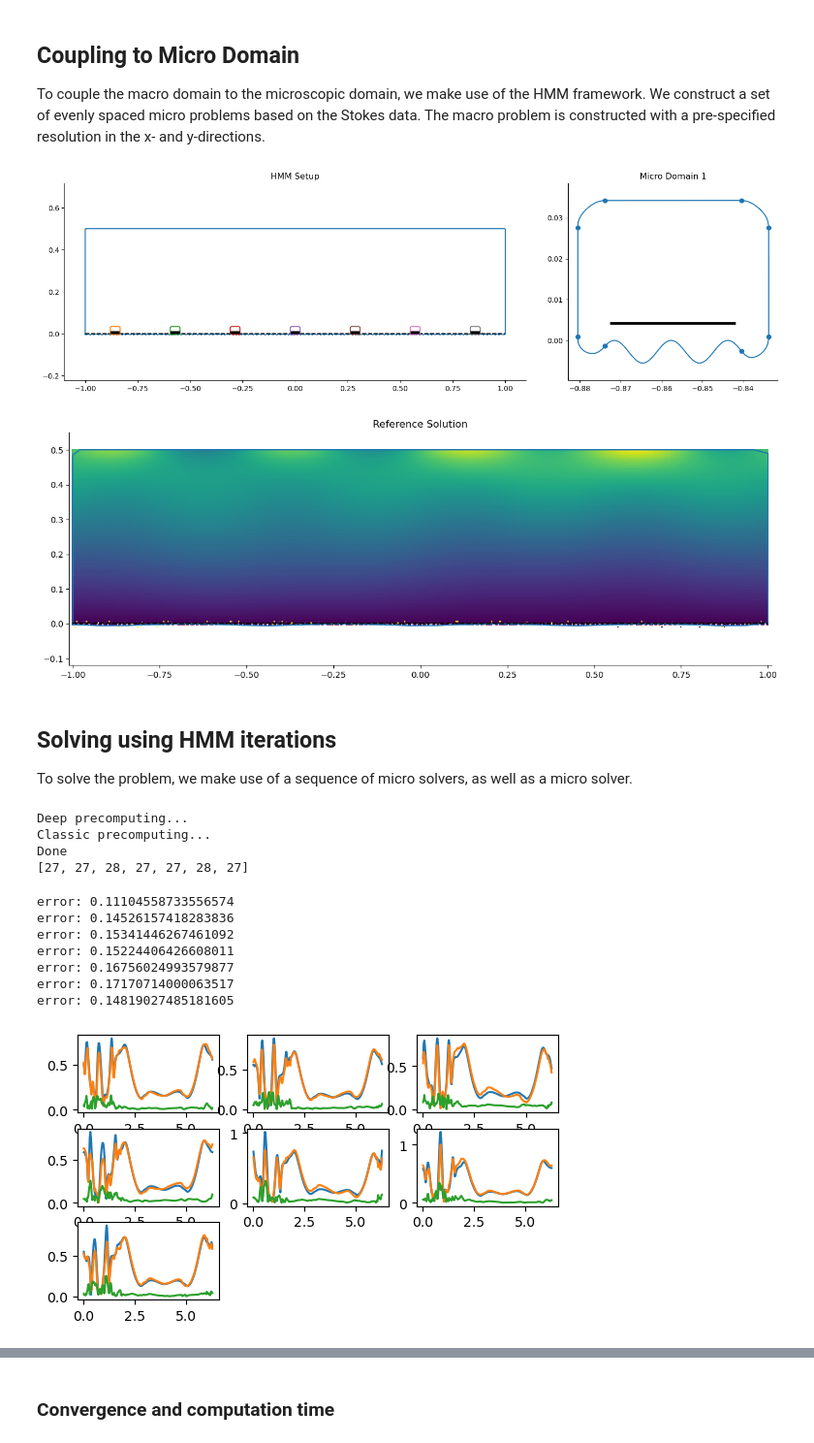
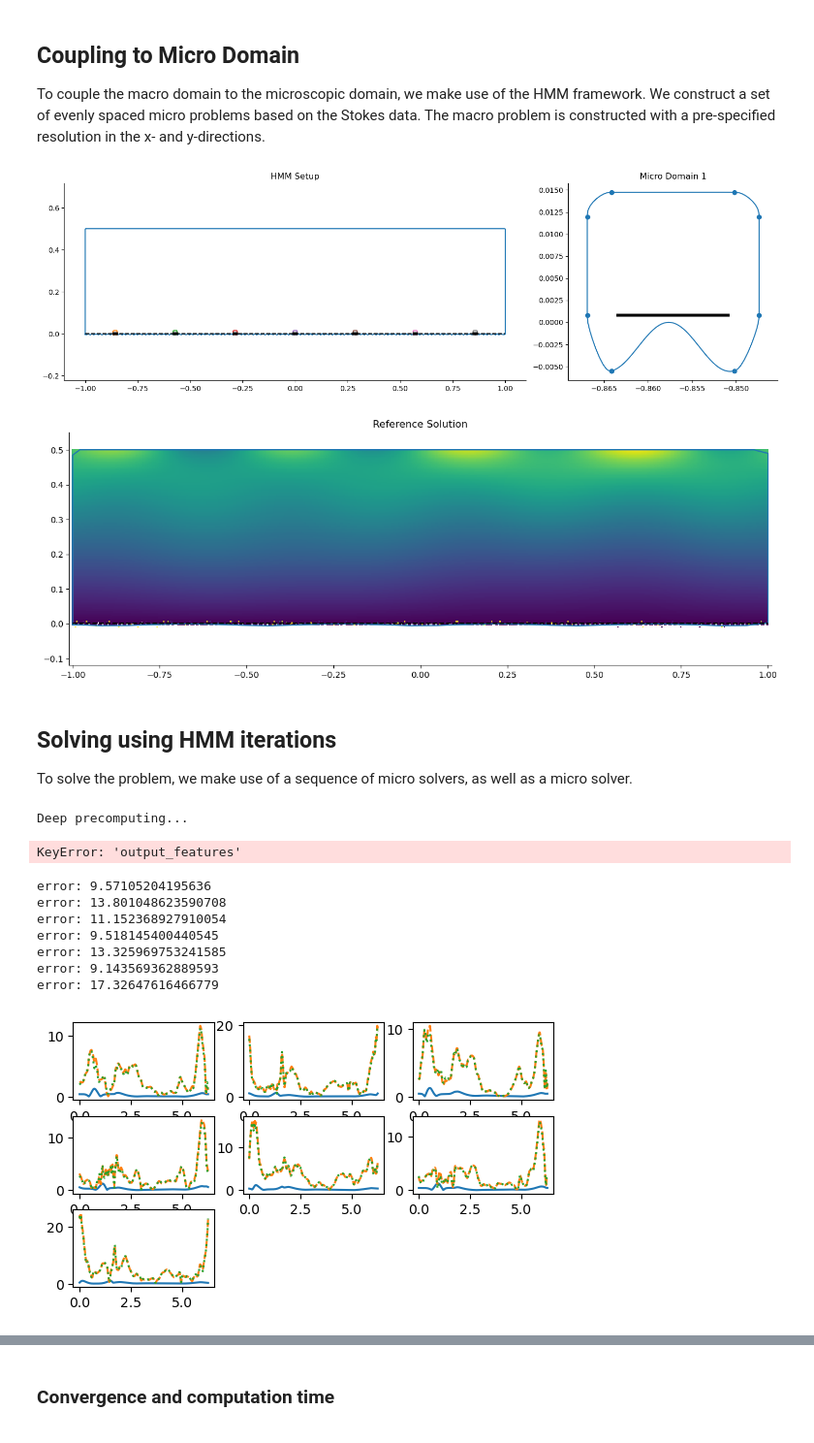
Before and after one commit to emastr/deep-micro-slip-model, a Jupyter notebook: notebooks/part30_paper_runs/epsilon_scaling/part30_HMM_ml_channel_flow.ipynb, the cells around one changed output, grey strips where cells are left out. Shown at 97% size. Cells and saved outputs as stored; diff of their text form; code cells hidden in the pictures.

```diff
--- a/notebooks/part30_paper_runs/epsilon_scaling/part30_HMM_ml_channel_flow.ipynb
+++ b/notebooks/part30_paper_runs/epsilon_scaling/part30_HMM_ml_channel_flow.ipynb
@@ -49,7 +49,7 @@ u = g,\qquad \text{on}\quad\partial\Omega
 
 the boundary is a two-dimensional pipe with corners at (0,-1) and (1,1), and a micro scale boundary:
 # %%
-i = 2+16*3# 2+16#41 # 38 #41 #35 #11 #38 #22
+i = 2+16#2+16*3# 2+16#41 # 38 #41 #35 #11 #38 #22
 data, info = StokesData.load_from_matlab(f"{run_dir}run_{i}.mat")
 data_big_domain = data
 dom = data.dom
@@ -79,17 +79,23 @@ print(eps)
 device = "cpu" # "cuda:0"
 num_pts=256
 #net, net_settings = get_net(f"{net_dir}fnoskip_big_data_{40000}.Torch", 256, "cpu", "float")
-svd_net = True
+net_type = 0 # 0: egeofno, 1: svdfno, 2: fno_vanilla
 
-if not svd_net:
-    net = egeofno_ver1(device=device)
-    net_data = torch.load(f"{net_dir}fno_ver1_seed0_40000.Torch", map_location=torch.device(device))
-else:
+if net_type == 0:
+    net = egeofno_ver5(device=device)
+    net_data = torch.load(f"{net_dir}fno_ver5_seed0_15000.Torch", map_location=torch.device(device))
+elif net_type == 1:
     net = svdfno_ver3(device=device)
     net_data = torch.load(f"{net_dir}svdfno_ver3_seed0_40000.Torch", map_location=torch.device(device))
+else:
+    net = fno_ver2(device=device)
+    net_data = torch.load(f"{net_dir}fno_vanilla_ver2_seed0_40000.Torch", map_location=torch.device(device))
 
 net.load_state_dict(net_data["state dict"])
-net_settings =  {"num_pts": num_pts, "input_features": net_data["settings"]["input_features"], "device": device, "dtype": torch.float}
+net_settings =  {"num_pts": num_pts, \
+                 "input_features": net_data["settings"]["input_features"], \
+                 "output_features": net_data["settings"]["output_features"],\
+                 "device": device, "dtype": torch.float}
 #print(net_settings["input_features"])
 print(net_data["settings"]["output_features"])
 # %% [output]
@@ -117,14 +123,14 @@ macro_0 = StokesMacProb(data, lambda x,a: fft_interp(x, a, dom=dom[0])) # For co
 ###################
 
 nMic =7 #freq_g*2+1#2*(round(Lx/(30*eps)) // 2) + 1 # 15 # 15 #nMic*2 +1
-yDim_reduce=51
-xDim_reduce=51
-width=12*eps #5*eps #3
+yDim_reduce=5#51
+xDim_reduce=5#51
+width=5*eps #5*eps #3
 height=width*1. #3
 n_refine=0
 #xPos = np.linspace(dom[0][0]+4*eps, dom[0][1]-4*eps, nMic)-2*eps
 xPos = np.linspace(dom[0][0], dom[0][1], nMic+1)[1:] - width/2 - Lx / nMic/2
-micros = [StokesMicProb(data, x, width, height, linePos=0.1, deg_project=8, logger=logger,
+micros = [StokesMicProb(data, x, width, height, linePos=0.00, deg_project=8, logger=logger,
                         n_refine=n_refine, xDim_reduce=xDim_reduce, yDim_reduce=yDim_reduce) for x in xPos]
 
 ###################
@@ -160,7 +166,7 @@ plt.axis("equal")
 remove_top_right_axes(plt.gca())
 plt.ylim([dom[1][0]-0.12, dom[1][1]+0.05])
 # %% [output]
-[figure, old version]
+[figure, new version]
 [figure]
 # %% [markdown]
 ## Solving using HMM iterations
@@ -207,35 +213,33 @@ hmm_solver = IterativeHMMSolver(macro_solver, micro_solvers)
 print([c.count for c in counters])
 # %% [output]
 Deep precomputing...
-Classic precomputing...
-Done
-[27, 27, 28, 27, 27, 28, 27]
+KeyError: 'output_features'
 # %%
 from scipy.interpolate import interp1d
 for i, (s, self) in enumerate(zip(micro_solvers, deep_micro_solvers)):
     #print(list(ds.__dict__.keys()))
     self.r_true, self.avg_true = self.geom.precompute_line_avg(derivative=0)
     t1, _ = self.geom.grid.get_grid_and_weights()
     r_true_t = interp1d(t1, self.r_true, kind="cubic")(self.t)
     plt.subplot(4,3,i+1)
     #plt.plot(self.t, r_true_t)
     #plt.plot(self.t, self.r)
     plt.plot(self.t, np.abs(r_true_t))
-    plt.plot(self.t, np.abs(self.r))
-    plt.plot(self.t, np.abs(self.r - r_true_t))
+    plt.plot(self.t, np.abs(self.r), '--')
+    plt.plot(self.t, np.abs(self.r - r_true_t), ':')
     print(f"error: {np.linalg.norm(self.r - r_true_t)/np.linalg.norm(r_true_t)}")
 #plt.plot(ds.dr[::2].imag)
 #lt.plot(ds.dr_true.imag)
 #deep_micro_solvers[0].plot()
 # %% [output]
-error: 0.11104558733556574
-error: 0.14526157418283836
-error: 0.15341446267461092
-error: 0.15224406426608011
-error: 0.16756024993579877
-error: 0.17170714000063517
-error: 0.14819027485181605
+error: 9.57105204195636
+error: 13.801048623590708
+error: 11.152368927910054
+error: 9.518145400440545
+error: 13.325969753241585
+error: 9.143569362889593
+error: 17.32647616466779
-[figure, old version]
+[figure, new version]
 # %%
 for i in range(4):
     plt.figure()
```
Also changed, not shown: parts of 7 cells of this notebook, 12 other files.
